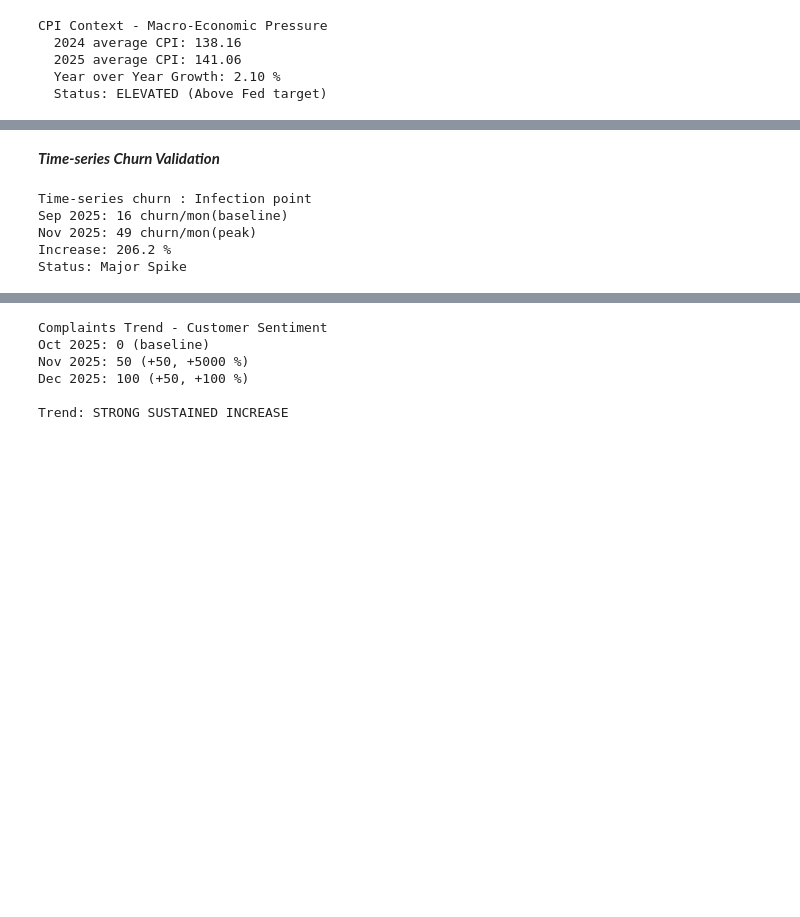
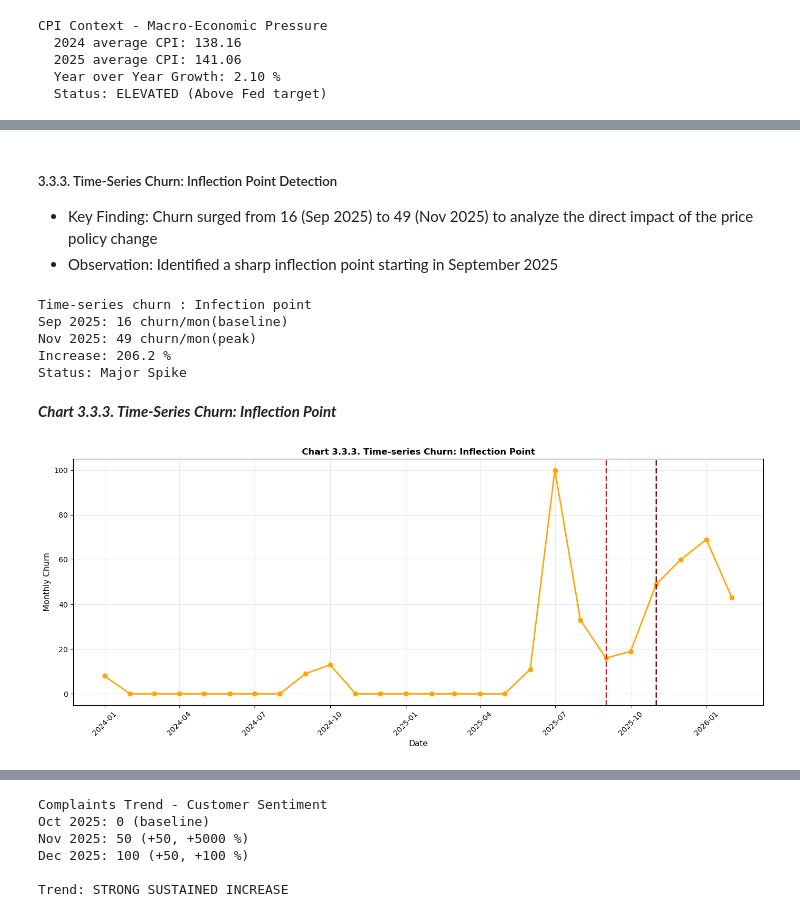
Before and after one commit to coolmich0904/YOUTUBE_CHURN_PRICE_RISK, a Jupyter notebook: notebooks/eda_01_macro_economic.ipynb, the cells around one changed output, grey strips where cells are left out. Saved outputs shown, nothing was run; the diff lists cells and outputs as text; code cells hidden in the pictures; blank space fills up the shorter version.

```diff
--- a/notebooks/eda_01_macro_economic.ipynb
+++ b/notebooks/eda_01_macro_economic.ipynb
@@ -205,5 +304,7 @@ CPI Context - Macro-Economic Pressure
 # %% [markdown]
-***Time-series Churn Validation***
+##### 3.3.3. Time-Series Churn: Inflection Point Detection
+- Key Finding: Churn surged from 16 (Sep 2025) to 49 (Nov 2025) to analyze the direct impact of the price policy change
+- Observation: Identified a sharp inflection point starting in September 2025
 # %%
 # Time-series Churn Validation
 
@@ -222,3 +323,28 @@ Sep 2025: 16 churn/mon(baseline)
 Nov 2025: 49 churn/mon(peak)
 Increase: 206.2 %
 Status: Major Spike
+# %% [markdown]
+***Chart 3.3.3. Time-Series Churn: Inflection Point***
+# %%
+# Line Chart
+fig, ax = plt.subplots(figsize=(14, 6))
+churn_plot = churn_ts.set_index('Time')['youtube churn'].sort_index()
+ax.plot(churn_plot.index, churn_plot.values, linewidth=2, marker='o', color='orange')
+
+# axis 2 vertical lines
+ax.axvline(pd.to_datetime('2025-09-01'), color='red', linestyle='--',
+           linewidth=2, label='Sep 2025 (Policy Announcement)')
+ax.axvline(pd.to_datetime('2025-11-01'), color='darkred', linestyle='--',
+           linewidth=2, label='Nov Peak')
+
+ax.set_title('Chart 3.3.3. Time-series Churn: Inflection Point', fontsize=12, fontweight='bold')
+ax.set_ylabel('Monthly Churn', fontsize=11)
+ax.set_xlabel('Date', fontsize=11)
+ax.grid(alpha=0.3)
+ax.tick_params(axis='x', rotation=45)
+
+plt.tight_layout()
+plt.savefig('../outputs/time_series_churn.png')
+plt.show()
+# %% [output]
+[figure, added]
```
Also changed, not shown: parts of 39 cells of this notebook, 1 other file.
